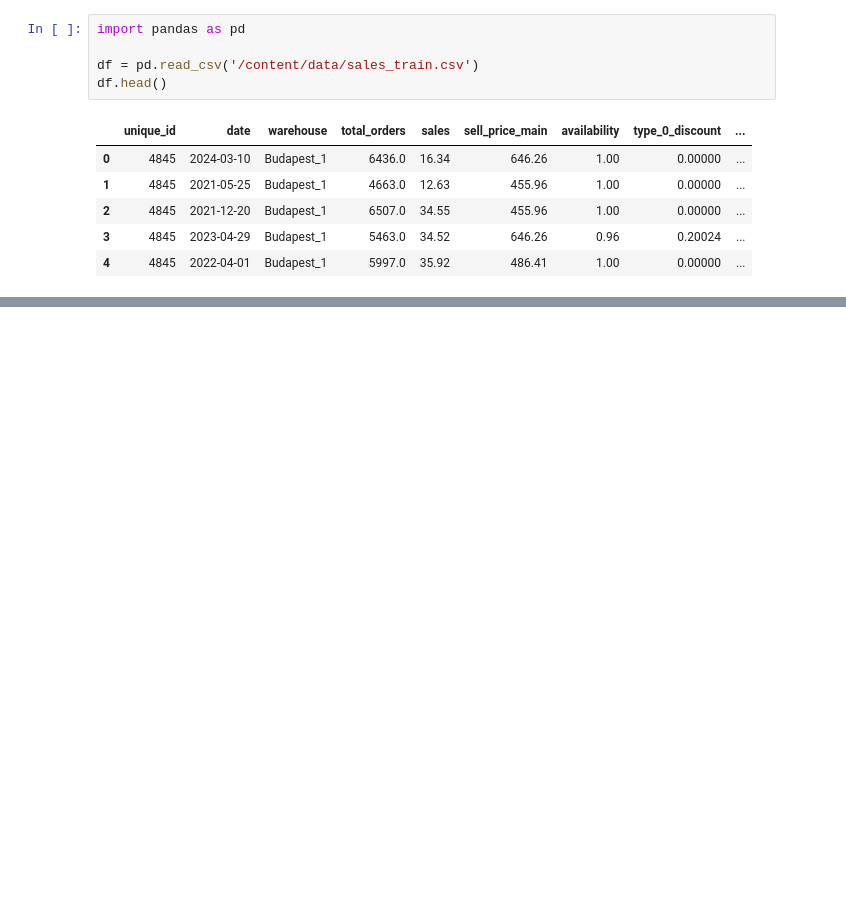
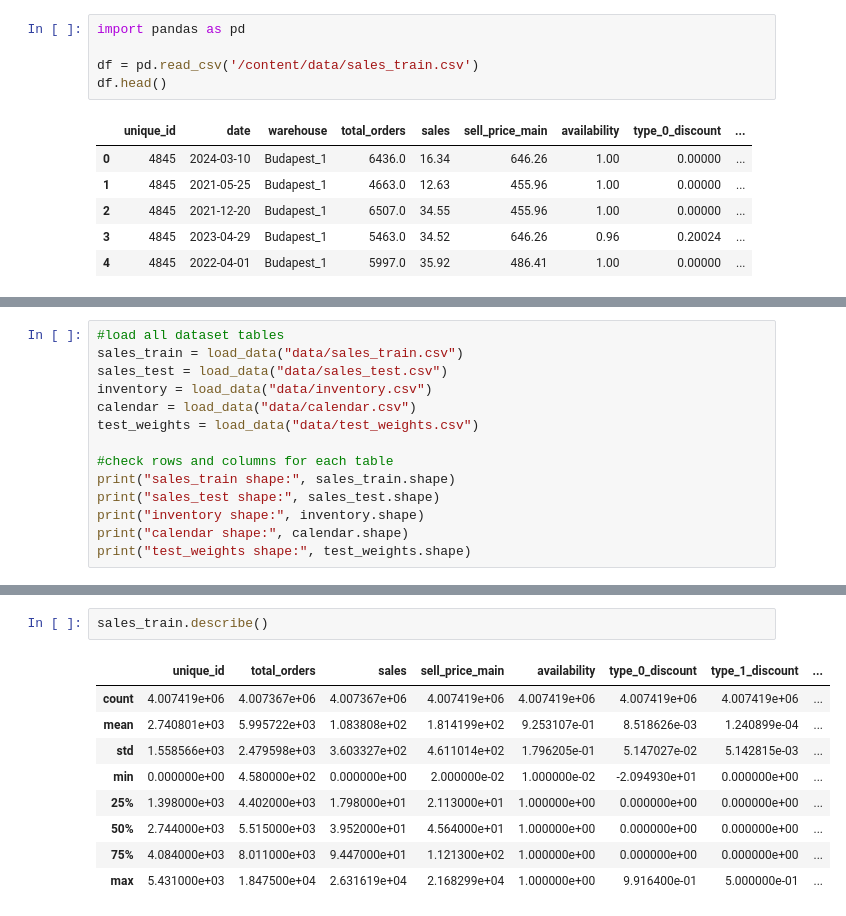
Before and after one commit to KtoxTheNisa/GROUP51_CENG313, a Jupyter notebook: assignment1_eda_baseline.ipynb, the cells around one changed output, grey strips where cells are left out. Drawn from its saved outputs; the diff is of its cells as text; blank space fills up the shorter version.

Commit message:
load dataset tables and inspect data types

```diff
--- a/assignment1_eda_baseline.ipynb
+++ b/assignment1_eda_baseline.ipynb
@@ -39,0 +41,14 @@ df.head()
+# %%
+#load all dataset tables
+sales_train = load_data("data/sales_train.csv")
+sales_test = load_data("data/sales_test.csv")
+inventory = load_data("data/inventory.csv")
+calendar = load_data("data/calendar.csv")
+test_weights = load_data("data/test_weights.csv")
+
+#check rows and columns for each table
+print("sales_train shape:", sales_train.shape)
+print("sales_test shape:", sales_test.shape)
+print("inventory shape:", inventory.shape)
+print("calendar shape:", calendar.shape)
+print("test_weights shape:", test_weights.shape)
@@ -39,0 +103,12 @@ df.head()
+# %%
+sales_train.describe()
+# %% [output]
+|  | unique_id | total_orders | sales | sell_price_main | availability | type_0_discount | type_1_discount | ... |
+| count | 4.007419e+06 | 4.007367e+06 | 4.007367e+06 | 4.007419e+06 | 4.007419e+06 | 4.007419e+06 | 4.007419e+06 | ... |
+| mean | 2.740801e+03 | 5.995722e+03 | 1.083808e+02 | 1.814199e+02 | 9.253107e-01 | 8.518626e-03 | 1.240899e-04 | ... |
+| std | 1.558566e+03 | 2.479598e+03 | 3.603327e+02 | 4.611014e+02 | 1.796205e-01 | 5.147027e-02 | 5.142815e-03 | ... |
+| min | 0.000000e+00 | 4.580000e+02 | 0.000000e+00 | 2.000000e-02 | 1.000000e-02 | -2.094930e+01 | 0.000000e+00 | ... |
+| 25% | 1.398000e+03 | 4.402000e+03 | 1.798000e+01 | 2.113000e+01 | 1.000000e+00 | 0.000000e+00 | 0.000000e+00 | ... |
+| 50% | 2.744000e+03 | 5.515000e+03 | 3.952000e+01 | 4.564000e+01 | 1.000000e+00 | 0.000000e+00 | 0.000000e+00 | ... |
+| 75% | 4.084000e+03 | 8.011000e+03 | 9.447000e+01 | 1.121300e+02 | 1.000000e+00 | 0.000000e+00 | 0.000000e+00 | ... |
+| max | 5.431000e+03 | 1.847500e+04 | 2.631619e+04 | 2.168299e+04 | 1.000000e+00 | 9.916400e-01 | 5.000000e-01 | ... |
```
Also changed, not shown: parts of 7 cells of this notebook.
